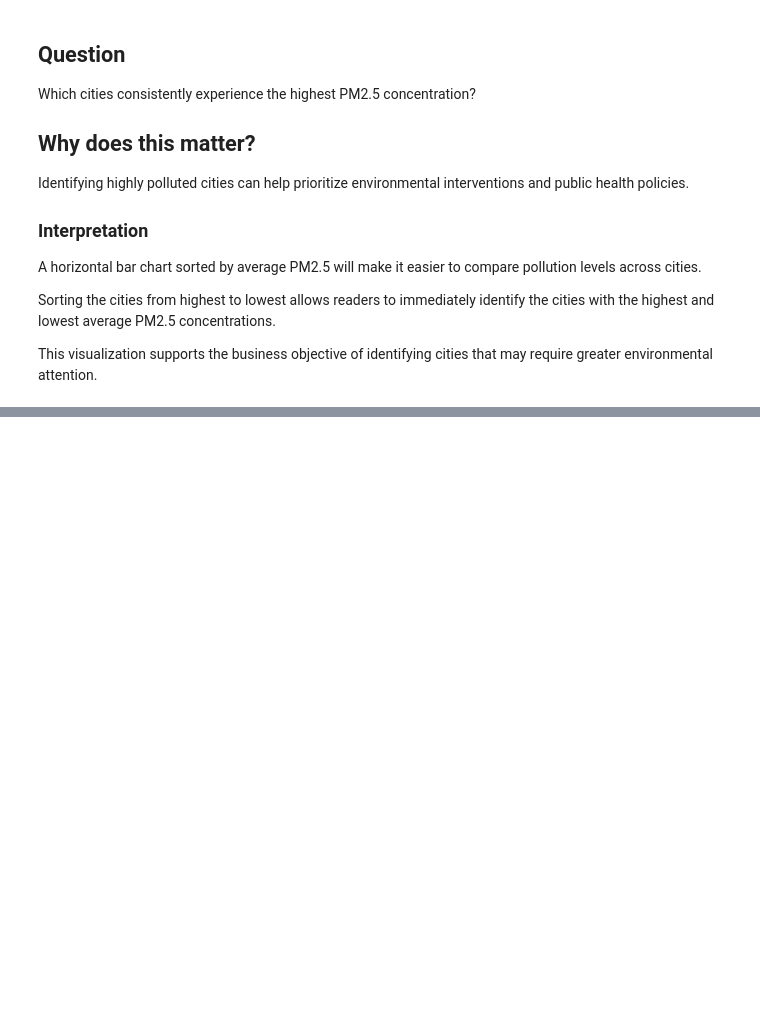
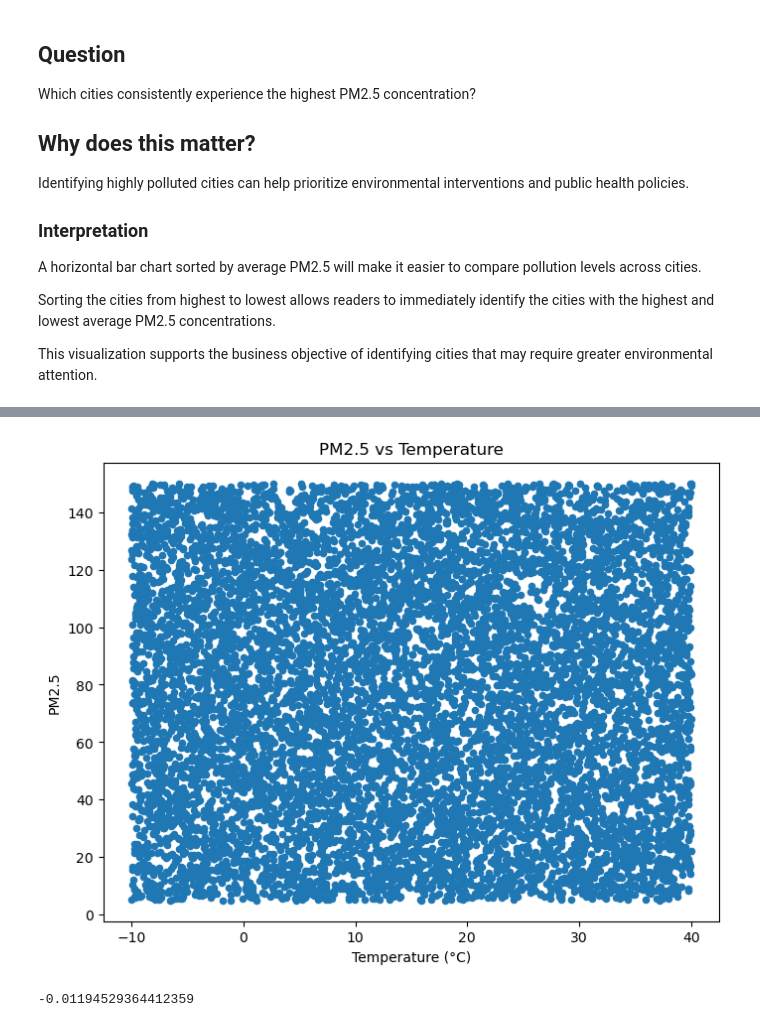
Before and after one commit to Jaessii/Datascience-Journey, a Jupyter notebook: Projects/01_project_environmental_air_quality_analysis/notebooks/Air Pollution Analysis.ipynb, the cells around one changed output, grey strips where cells are left out. Drawn from its saved outputs; the diff is of its cells as text; code cells hidden in the pictures; blank space fills up the shorter version.

```diff
--- a/Projects/01_project_environmental_air_quality_analysis/notebooks/Air Pollution Analysis.ipynb
+++ b/Projects/01_project_environmental_air_quality_analysis/notebooks/Air Pollution Analysis.ipynb
@@ -234,0 +276,24 @@ This visualization supports the business objective of identifying cities that ma
+# %%
+# 1. PM2.5 vs Temperature
+
+df.plot(
+    kind="scatter",
+    x="Temperature",
+    y="PM2.5",
+    figsize=(8,6)
+)
+
+plt.title("PM2.5 vs Temperature")
+plt.xlabel("Temperature (°C)")
+plt.ylabel("PM2.5")
+plt.show()
+# %% [output]
+[figure, added]
+# %%
+df["PM2.5"].corr(df["Temperature"])
+### The correlation coefficient between PM2.5 and temperature was -0.0119,
+# indicating virtually no linear relationship between the two variables.
+# Although the coefficient is slightly negative,
+# its magnitude is extremely close to zero,suggesting no meaningful association.
+# %% [output]
+-0.01194529364412359
```
Also changed, not shown: parts of 15 cells of this notebook, 1 other file.
